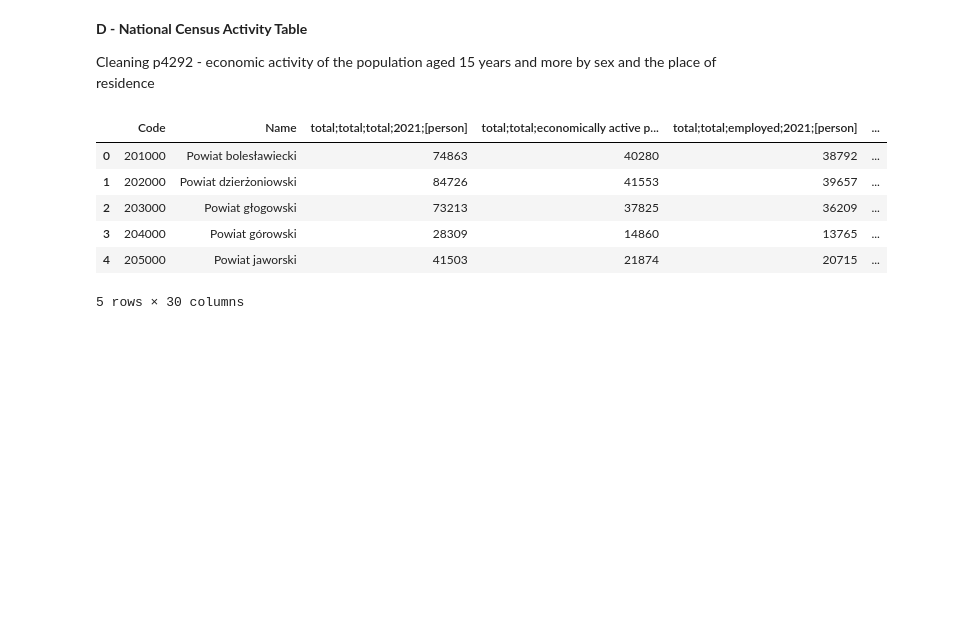
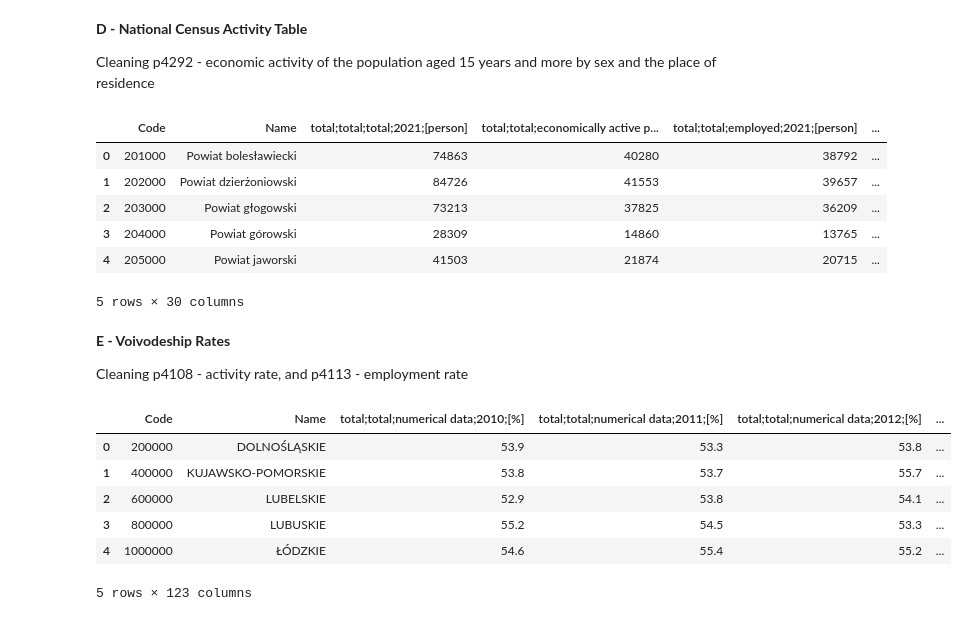
Before and after one commit to harrisonluff/Group_Project_Y3, a Jupyter notebook: notebooks/cleaning/03_01_cleaning_population.ipynb, the cells around one changed output. Drawn from its saved outputs; the diff is of its cells as text; code cells hidden in the pictures; blank space fills up the shorter version.

```diff
--- a/notebooks/cleaning/03_01_cleaning_population.ipynb
+++ b/notebooks/cleaning/03_01_cleaning_population.ipynb
@@ -268,3 +268,18 @@ out = long.rename(
 # out
 
 out.to_csv(repo_root / "cleaned/03_01_outcome_data/nc_activity_table.csv")
+# %% [markdown]
+**E - Voivodeship Rates**
+
+Cleaning p4108 - activity rate, and p4113 - employment rate
+# %%
+p4108 = pd.read_csv(repo_root / "raw/03_01_population_data/03_01_lfs_vo_activity_rate_p4108.csv", delimiter=";")
+p4108.head()
+# %% [output]
+|  | Code | Name | total;total;numerical data;2010;[%] | total;total;numerical data;2011;[%] | total;total;numerical data;2012;[%] | ... |
+| 0 | 200000 | DOLNOŚLĄSKIE | 53.9 | 53.3 | 53.8 | ... |
+| 1 | 400000 | KUJAWSKO-POMORSKIE | 53.8 | 53.7 | 55.7 | ... |
+| 2 | 600000 | LUBELSKIE | 52.9 | 53.8 | 54.1 | ... |
+| 3 | 800000 | LUBUSKIE | 55.2 | 54.5 | 53.3 | ... |
+| 4 | 1000000 | ŁÓDZKIE | 54.6 | 55.4 | 55.2 | ... |
+5 rows × 123 columns
```
Also changed, not shown: parts of 3 cells of this notebook, 5 other files.
